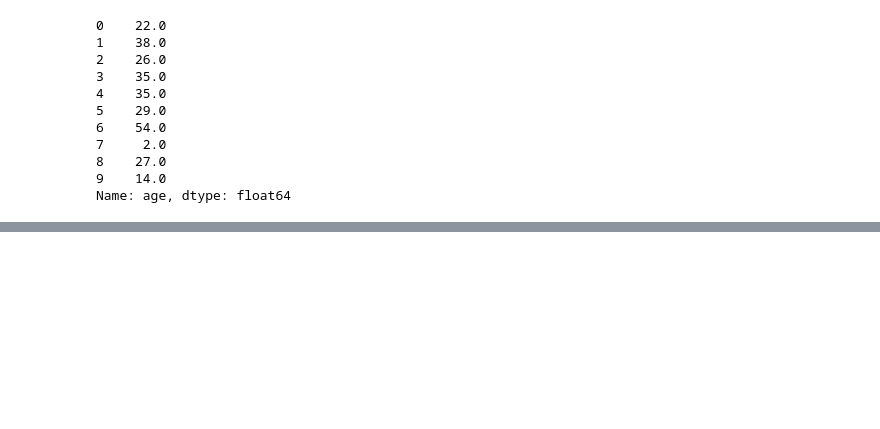
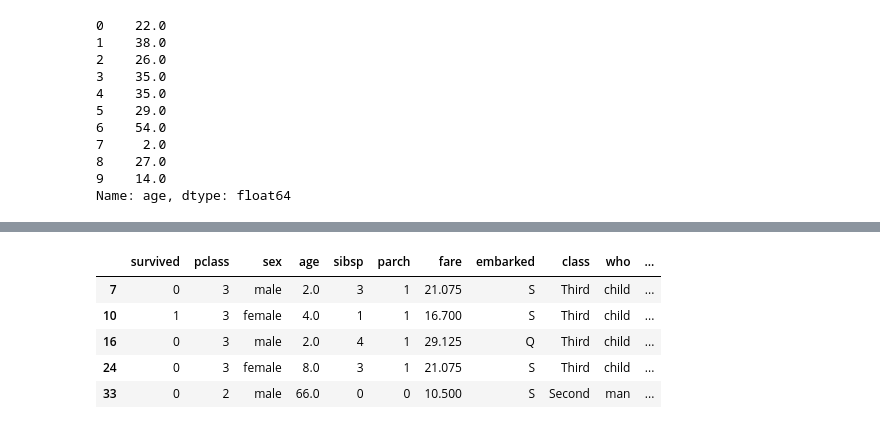
Before and after one commit to Seungeun-Song/Study-for-K-Digital-AI-developer, a Jupyter notebook: Practice/21_02_23_Data_Processing.ipynb, the cells around one changed output, grey strips where cells are left out. Saved outputs shown, nothing was run; the diff lists cells and outputs as text; code cells hidden in the pictures; blank space fills up the shorter version.

```diff
--- a/Practice/21_02_23_Data_Processing.ipynb
+++ b/Practice/21_02_23_Data_Processing.ipynb
@@ -187,0 +335,3 @@ Name: age, dtype: float64
+# %%
+Filter_3 = (titanic.age < 10) | (titanic.age >=60)
+titanic.loc[Filter_3, ['age','sex','alone']].head()
@@ -187,0 +345,9 @@ Name: age, dtype: float64
+# %%
+titanic.loc[Filter_3, :].head()
+# %% [output]
+|  | survived | pclass | sex | age | sibsp | parch | fare | embarked | class | who | ... |
+| 7 | 0 | 3 | male | 2.0 | 3 | 1 | 21.075 | S | Third | child | ... |
+| 10 | 1 | 3 | female | 4.0 | 1 | 1 | 16.700 | S | Third | child | ... |
+| 16 | 0 | 3 | male | 2.0 | 4 | 1 | 29.125 | Q | Third | child | ... |
+| 24 | 0 | 3 | female | 8.0 | 3 | 1 | 21.075 | S | Third | child | ... |
+| 33 | 0 | 2 | male | 66.0 | 0 | 0 | 10.500 | S | Second | man | ... |
```
Also changed, not shown: parts of 25 cells of this notebook.
